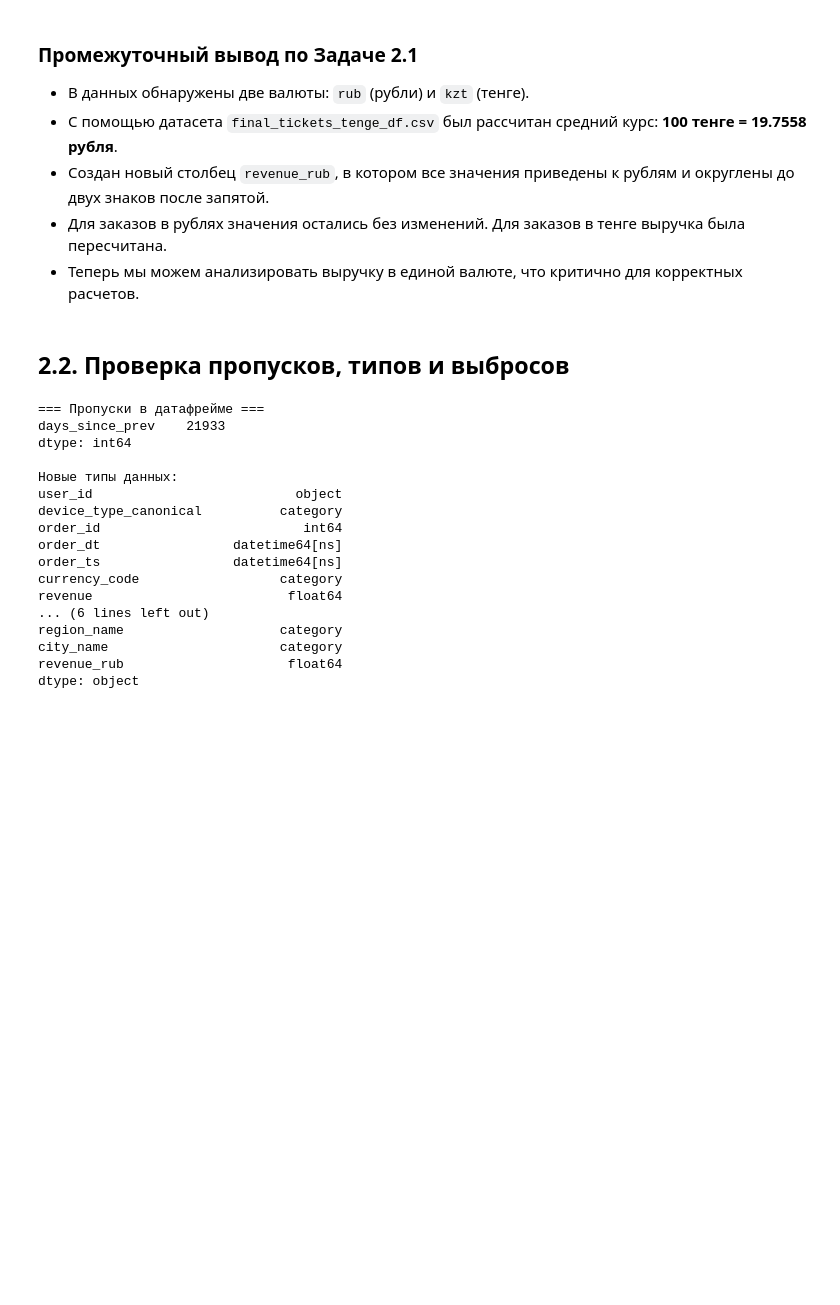
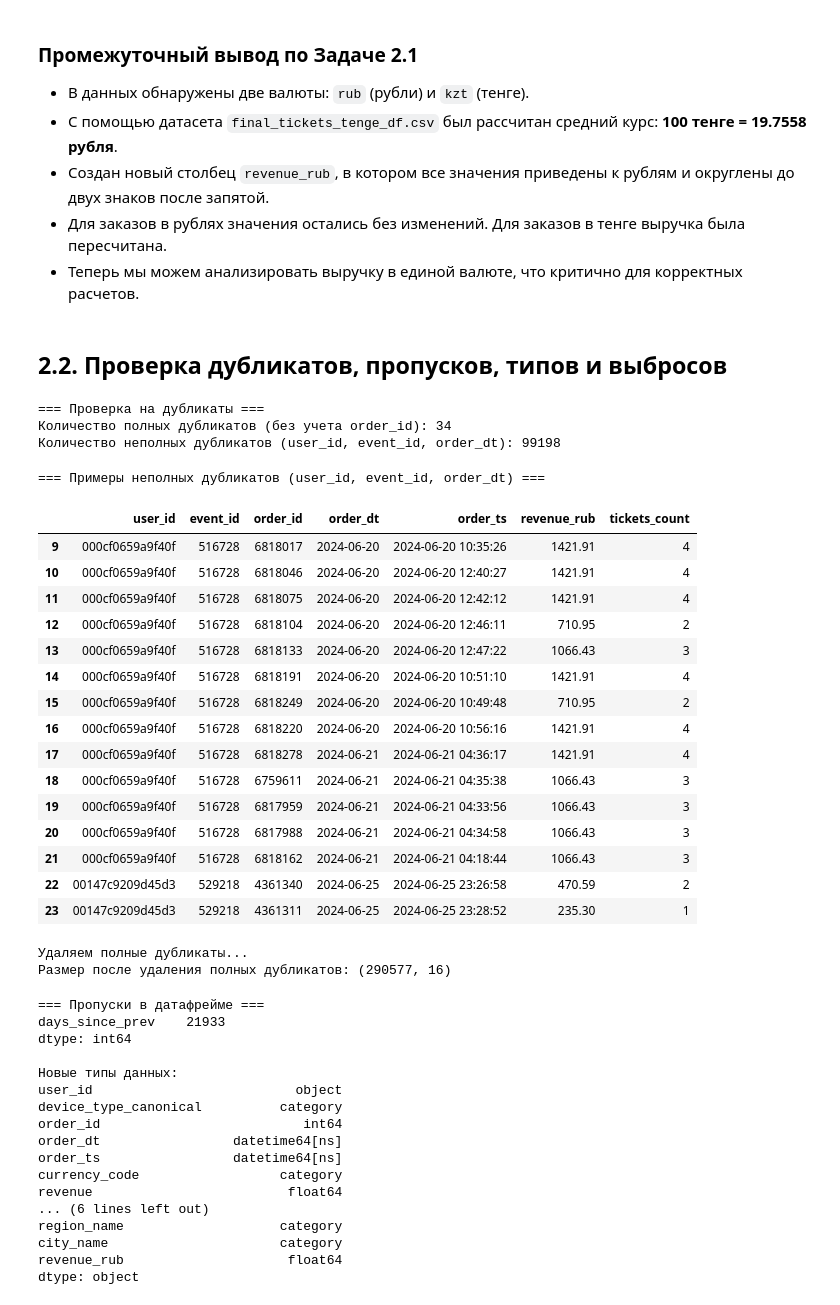
Before and after one commit to DigitalOcean78/afisha-loyalty-analysis, a Jupyter notebook: DS_2_project _24.09.26.ipynb, the cells around one changed output. Cells and saved outputs as stored; diff of their text form; code cells hidden in the pictures; blank space fills up the shorter version.

```diff
--- a/DS_2_project _23.09.26.ipynb
+++ b/DS_2_project _24.09.26.ipynb
@@ -276,7 +276,63 @@ display(df[df['currency_code'] == 'rub'][['currency_code', 'revenue', 'revenue_r
 - Для заказов в рублях значения остались без изменений. Для заказов в тенге выручка была пересчитана.
 - Теперь мы можем анализировать выручку в единой валюте, что критично для корректных расчетов.
 # %% [markdown]
-## 2.2. Проверка пропусков, типов и выбросов
+## 2.2. Проверка дубликатов, пропусков, типов и выбросов
+# %%
+# 0. Проверка на дубликаты
+print("=== Проверка на дубликаты ===")
+# Полные дубликаты (по всем столбцам, кроме order_id, так как он уникален)
+full_duplicates = df.duplicated(subset=df.columns.drop('order_id')).sum()
+print(f"Количество полных дубликатов (без учета order_id): {full_duplicates}")
+
+# Неполные дубликаты: один пользователь, одно событие, но разные заказы в одну дату
+# (предполагаем, что если user_id, event_id и order_dt совпадают, это может быть ошибка)
+partial_duplicates = df.duplicated(subset=['user_id', 'event_id', 'order_dt']).sum()
+print(f"Количество неполных дубликатов (user_id, event_id, order_dt): {partial_duplicates}")
+# %% [output]
+=== Проверка на дубликаты ===
+Количество полных дубликатов (без учета order_id): 34
+Количество неполных дубликатов (user_id, event_id, order_dt): 99198
+# %%
+# Посмотрим на примеры неполных дубликатов, чтобы понять их природу
+print("=== Примеры неполных дубликатов (user_id, event_id, order_dt) ===")
+# Найдем строки, которые являются дубликатами по этим трем колонкам
+duplicated_rows = df[df.duplicated(subset=['user_id', 'event_id', 'order_dt'], keep=False)]
+
+# Отсортируем их, чтобы одинаковые строки шли рядом
+duplicated_rows = duplicated_rows.sort_values(by=['user_id', 'event_id', 'order_dt'])
+
+# Покажем первые 15 строк
+display(duplicated_rows[['user_id', 'event_id', 'order_id', 'order_dt', 'order_ts', 'revenue_rub', 'tickets_count']].head(15))
+# %% [output]
+=== Примеры неполных дубликатов (user_id, event_id, order_dt) ===
+|  | user_id | event_id | order_id | order_dt | order_ts | revenue_rub | tickets_count |
+| 9 | 000cf0659a9f40f | 516728 | 6818017 | 2024-06-20 | 2024-06-20 10:35:26 | 1421.91 | 4 |
+| 10 | 000cf0659a9f40f | 516728 | 6818046 | 2024-06-20 | 2024-06-20 12:40:27 | 1421.91 | 4 |
+| 11 | 000cf0659a9f40f | 516728 | 6818075 | 2024-06-20 | 2024-06-20 12:42:12 | 1421.91 | 4 |
+| 12 | 000cf0659a9f40f | 516728 | 6818104 | 2024-06-20 | 2024-06-20 12:46:11 | 710.95 | 2 |
+| 13 | 000cf0659a9f40f | 516728 | 6818133 | 2024-06-20 | 2024-06-20 12:47:22 | 1066.43 | 3 |
+| 14 | 000cf0659a9f40f | 516728 | 6818191 | 2024-06-20 | 2024-06-20 10:51:10 | 1421.91 | 4 |
+| 15 | 000cf0659a9f40f | 516728 | 6818249 | 2024-06-20 | 2024-06-20 10:49:48 | 710.95 | 2 |
+| 16 | 000cf0659a9f40f | 516728 | 6818220 | 2024-06-20 | 2024-06-20 10:56:16 | 1421.91 | 4 |
+| 17 | 000cf0659a9f40f | 516728 | 6818278 | 2024-06-21 | 2024-06-21 04:36:17 | 1421.91 | 4 |
+| 18 | 000cf0659a9f40f | 516728 | 6759611 | 2024-06-21 | 2024-06-21 04:35:38 | 1066.43 | 3 |
+| 19 | 000cf0659a9f40f | 516728 | 6817959 | 2024-06-21 | 2024-06-21 04:33:56 | 1066.43 | 3 |
+| 20 | 000cf0659a9f40f | 516728 | 6817988 | 2024-06-21 | 2024-06-21 04:34:58 | 1066.43 | 3 |
+| 21 | 000cf0659a9f40f | 516728 | 6818162 | 2024-06-21 | 2024-06-21 04:18:44 | 1066.43 | 3 |
+| 22 | 00147c9209d45d3 | 529218 | 4361340 | 2024-06-25 | 2024-06-25 23:26:58 | 470.59 | 2 |
+| 23 | 00147c9209d45d3 | 529218 | 4361311 | 2024-06-25 | 2024-06-25 23:28:52 | 235.30 | 1 |
+# %%
+# Анализ показал, что неполные дубликаты - это реальные повторные заказы (разные order_ts),
+# поэтому удаляем только полные дубликаты.
+if full_duplicates > 0:
+    print("\nУдаляем полные дубликаты...")
+    df = df.drop_duplicates(subset=df.columns.drop('order_id'), keep='first')
+    print(f"Размер после удаления полных дубликатов: {df.shape}")
+else:
+    print("\nПолных дубликатов не обнаружено.")
+# %% [output]
+Удаляем полные дубликаты...
+Размер после удаления полных дубликатов: (290577, 16)
 # %%
 # 1. Проверяем пропуски
 print("=== Пропуски в датафрейме ===")
```
Also changed, not shown: parts of 34 cells of this notebook.
